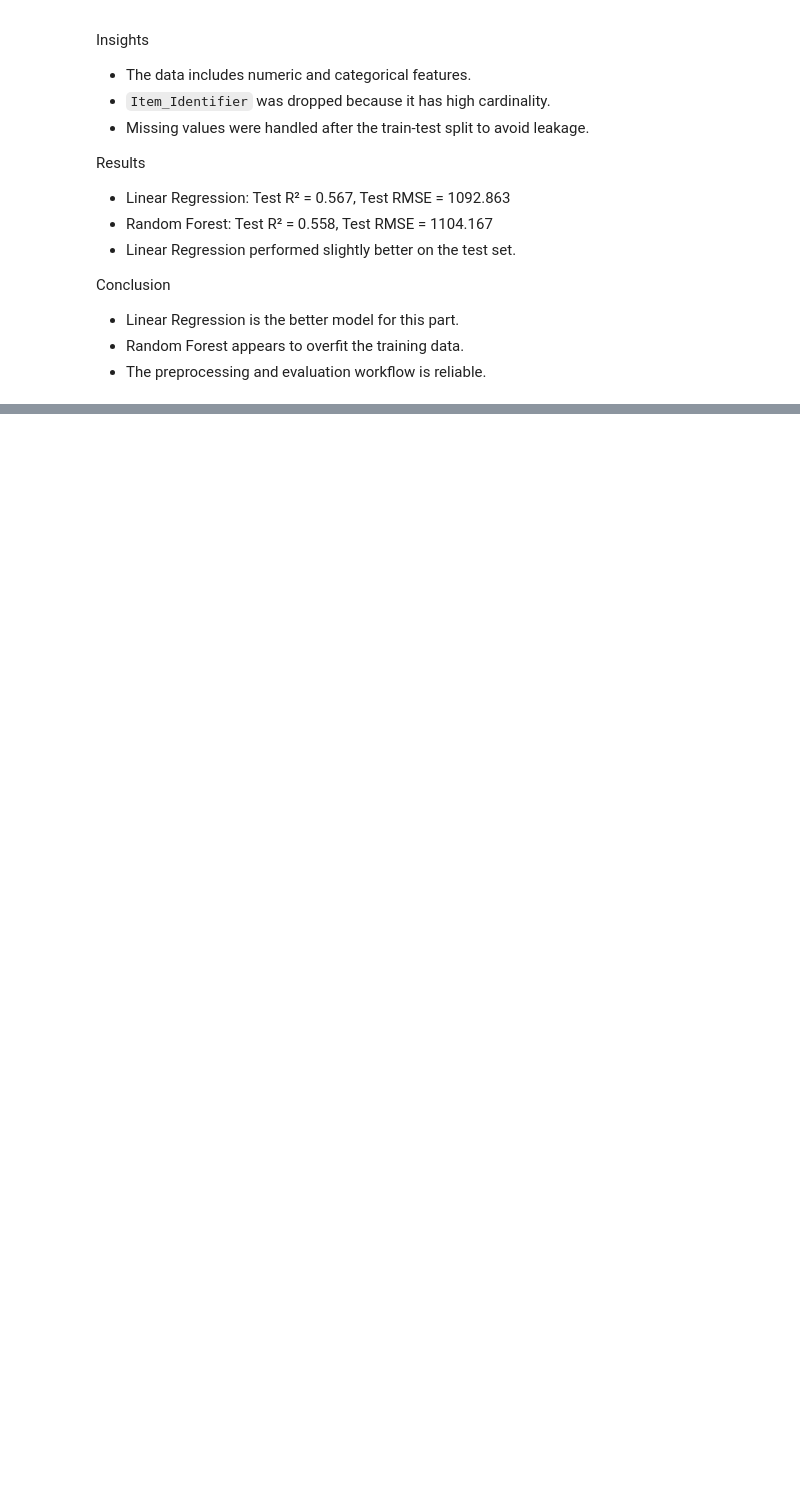
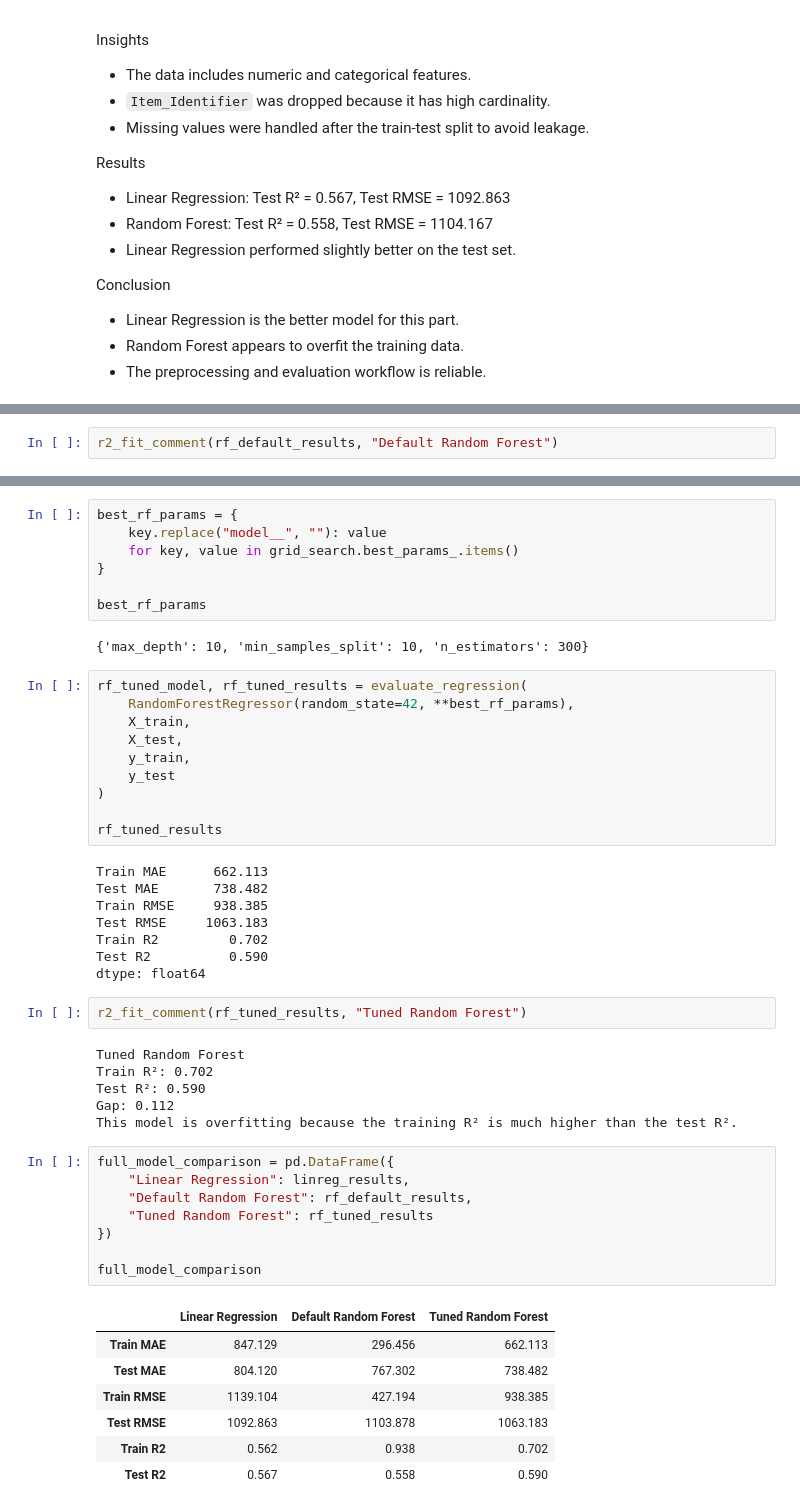
Before and after one commit to WalidAlsafadi/Prediction-of-Product-Sales, a Jupyter notebook: notebook.ipynb, the cells around one changed output, grey strips where cells are left out. Saved outputs shown, nothing was run; the diff lists cells and outputs as text; blank space fills up the shorter version.

Commit message:
Complete Project 1 Part 6 with tuned Random Forest and final recommendation

```diff
--- a/notebook.ipynb
+++ b/notebook.ipynb
@@ -975,0 +1041,2 @@ Conclusion
+# %%
+r2_fit_comment(rf_default_results, "Default Random Forest")
@@ -975,0 +1096,51 @@ Conclusion
+# %%
+best_rf_params = {
+    key.replace("model__", ""): value
+    for key, value in grid_search.best_params_.items()
+}
+
+best_rf_params
+# %% [output]
+{'max_depth': 10, 'min_samples_split': 10, 'n_estimators': 300}
+# %%
+rf_tuned_model, rf_tuned_results = evaluate_regression(
+    RandomForestRegressor(random_state=42, **best_rf_params),
+    X_train,
+    X_test,
+    y_train,
+    y_test
+)
+
+rf_tuned_results
+# %% [output]
+Train MAE      662.113
+Test MAE       738.482
+Train RMSE     938.385
+Test RMSE     1063.183
+Train R2         0.702
+Test R2          0.590
+dtype: float64
+# %%
+r2_fit_comment(rf_tuned_results, "Tuned Random Forest")
+# %% [output]
+Tuned Random Forest
+Train R²: 0.702
+Test R²: 0.590
+Gap: 0.112
+This model is overfitting because the training R² is much higher than the test R².
+# %%
+full_model_comparison = pd.DataFrame({
+    "Linear Regression": linreg_results,
+    "Default Random Forest": rf_default_results,
+    "Tuned Random Forest": rf_tuned_results
+})
+
+full_model_comparison
+# %% [output]
+|  | Linear Regression | Default Random Forest | Tuned Random Forest |
+| Train MAE | 847.129 | 296.456 | 662.113 |
+| Test MAE | 804.120 | 767.302 | 738.482 |
+| Train RMSE | 1139.104 | 427.194 | 938.385 |
+| Test RMSE | 1092.863 | 1103.878 | 1063.183 |
+| Train R2 | 0.562 | 0.938 | 0.702 |
+| Test R2 | 0.567 | 0.558 | 0.590 |
```
Also changed, not shown: parts of 13 cells of this notebook.
